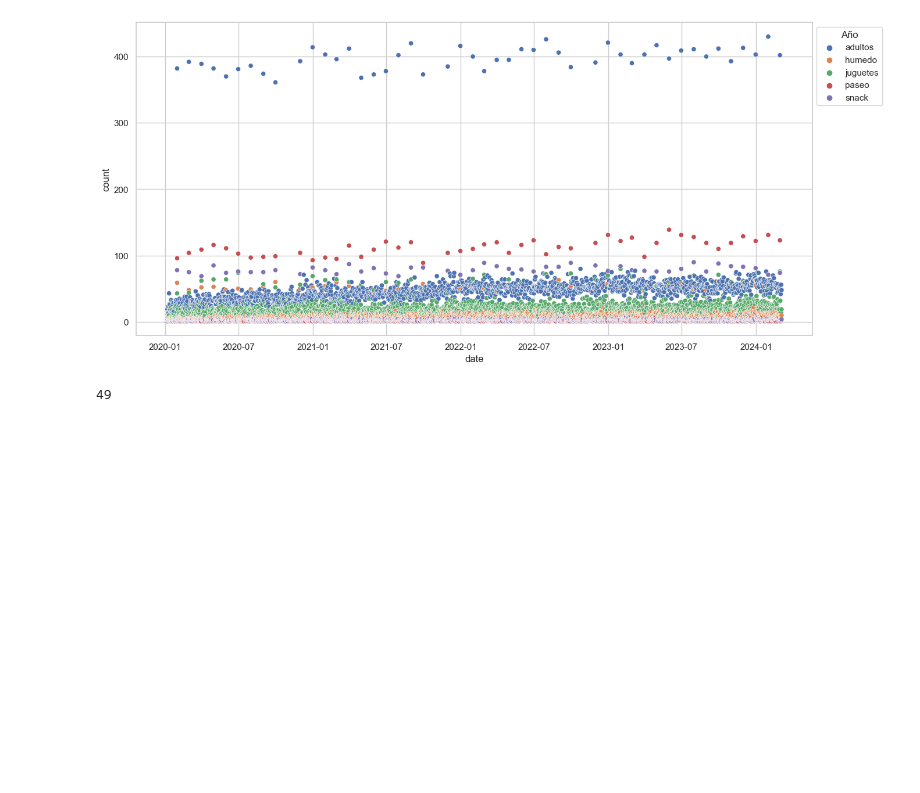
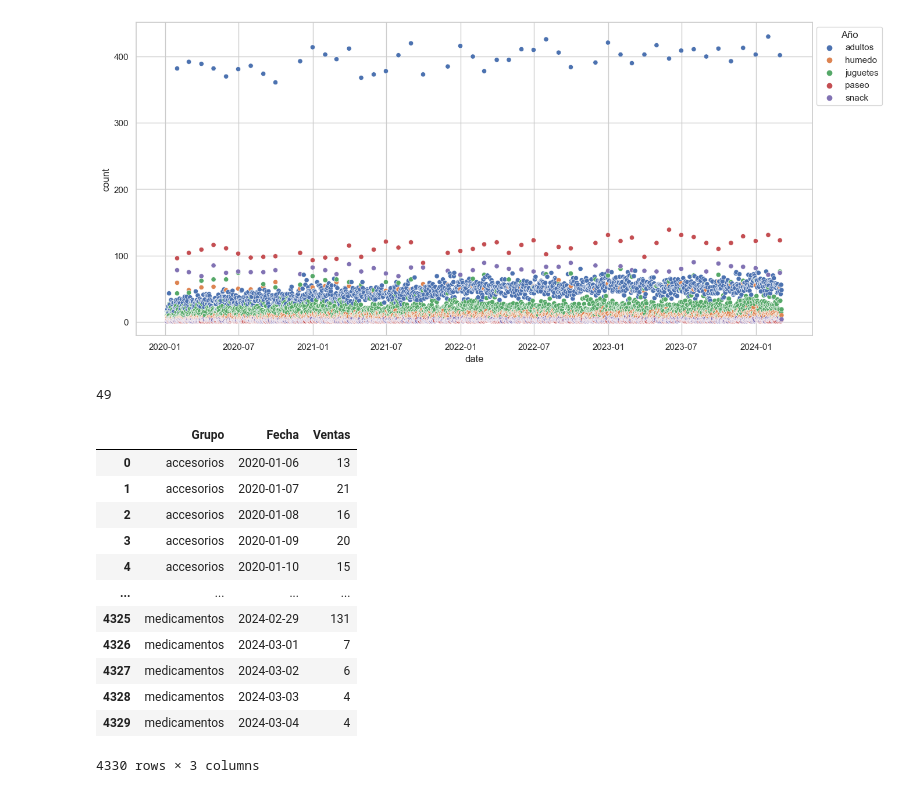
Before and after one commit to yaelcohenk/Capstone, a Jupyter notebook: src/EDA.ipynb, the cells around one changed output. Drawn from its saved outputs; the diff is of its cells as text; code cells hidden in the pictures; blank space fills up the shorter version.

```diff
--- a/src/EDA.ipynb
+++ b/src/EDA.ipynb
@@ -521,0 +512,16 @@ print(len(database["description_2"].unique()))
+# %%
+database_grupos_grandes
+# %% [output]
+|  | Grupo | Fecha | Ventas |
+| 0 | accesorios | 2020-01-06 | 13 |
+| 1 | accesorios | 2020-01-07 | 21 |
+| 2 | accesorios | 2020-01-08 | 16 |
+| 3 | accesorios | 2020-01-09 | 20 |
+| 4 | accesorios | 2020-01-10 | 15 |
+| ... | ... | ... | ... |
+| 4325 | medicamentos | 2024-02-29 | 131 |
+| 4326 | medicamentos | 2024-03-01 | 7 |
+| 4327 | medicamentos | 2024-03-02 | 6 |
+| 4328 | medicamentos | 2024-03-03 | 4 |
+| 4329 | medicamentos | 2024-03-04 | 4 |
+4330 rows × 3 columns
```
Also changed, not shown: parts of 5 cells of this notebook.
